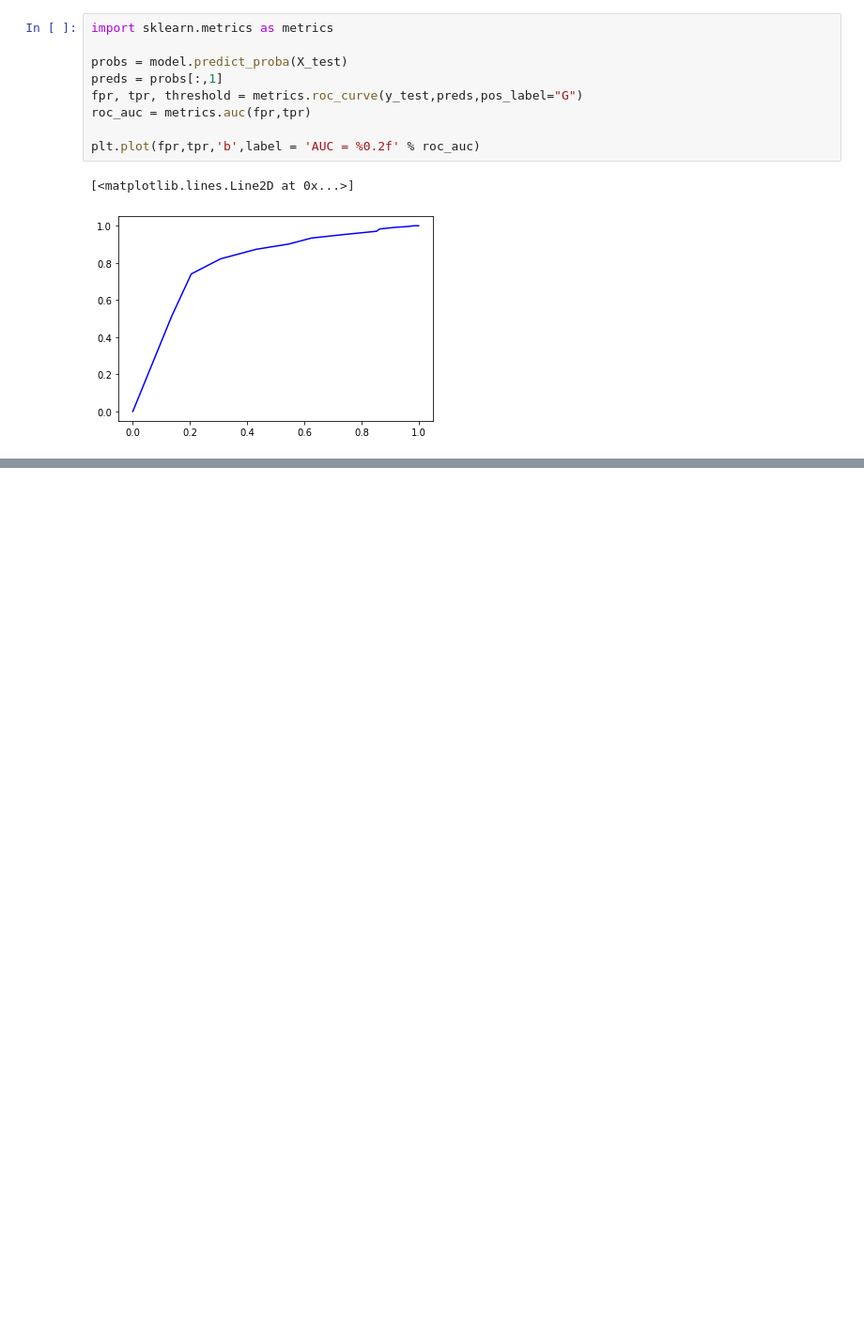
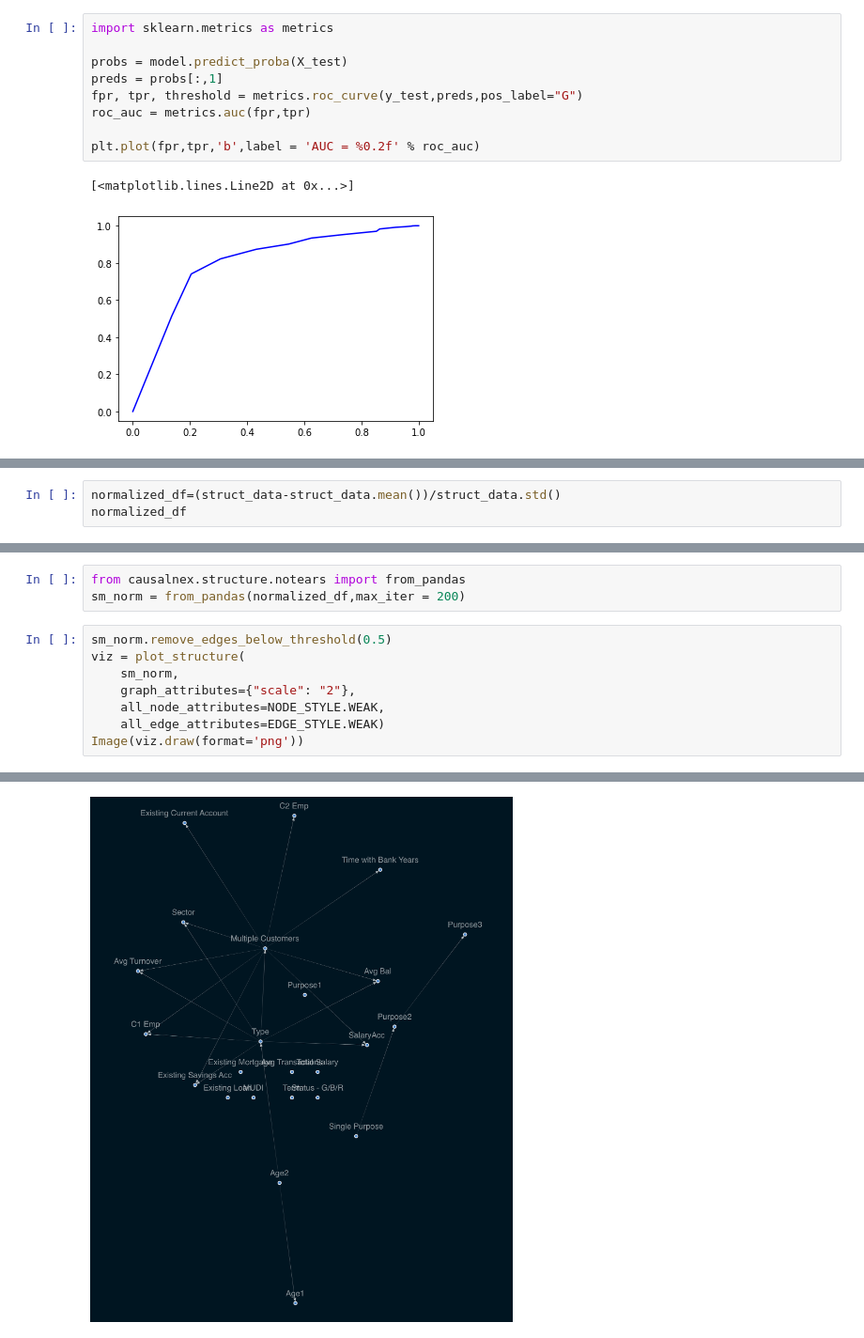
Before and after one commit to thomasgvero/MSc-Dissertation, a Jupyter notebook: DataExp.ipynb, the cells around one changed output, grey strips where cells are left out. Shown at 94% size. Drawn from its saved outputs; the diff is of its cells as text; blank space fills up the shorter version.

```diff
--- a/DataExp.ipynb
+++ b/DataExp.ipynb
@@ -239,0 +721,3 @@ plt.plot(fpr,tpr,'b',label = 'AUC = %0.2f' % roc_auc)
+# %%
+normalized_df=(struct_data-struct_data.mean())/struct_data.std()
+normalized_df
@@ -239,0 +784,12 @@ plt.plot(fpr,tpr,'b',label = 'AUC = %0.2f' % roc_auc)
+# %%
+from causalnex.structure.notears import from_pandas
+sm_norm = from_pandas(normalized_df,max_iter = 200)
+# %%
+sm_norm.remove_edges_below_threshold(0.5)
+viz = plot_structure(
+    sm_norm,
+    graph_attributes={"scale": "2"},
+    all_node_attributes=NODE_STYLE.WEAK,
+    all_edge_attributes=EDGE_STYLE.WEAK)
+Image(viz.draw(format='png'))
+# %% [output]
@@ -239,0 +813 @@ plt.plot(fpr,tpr,'b',label = 'AUC = %0.2f' % roc_auc)
+[figure, added]
```
Also changed, not shown: parts of 52 cells of this notebook, 10 other files.
